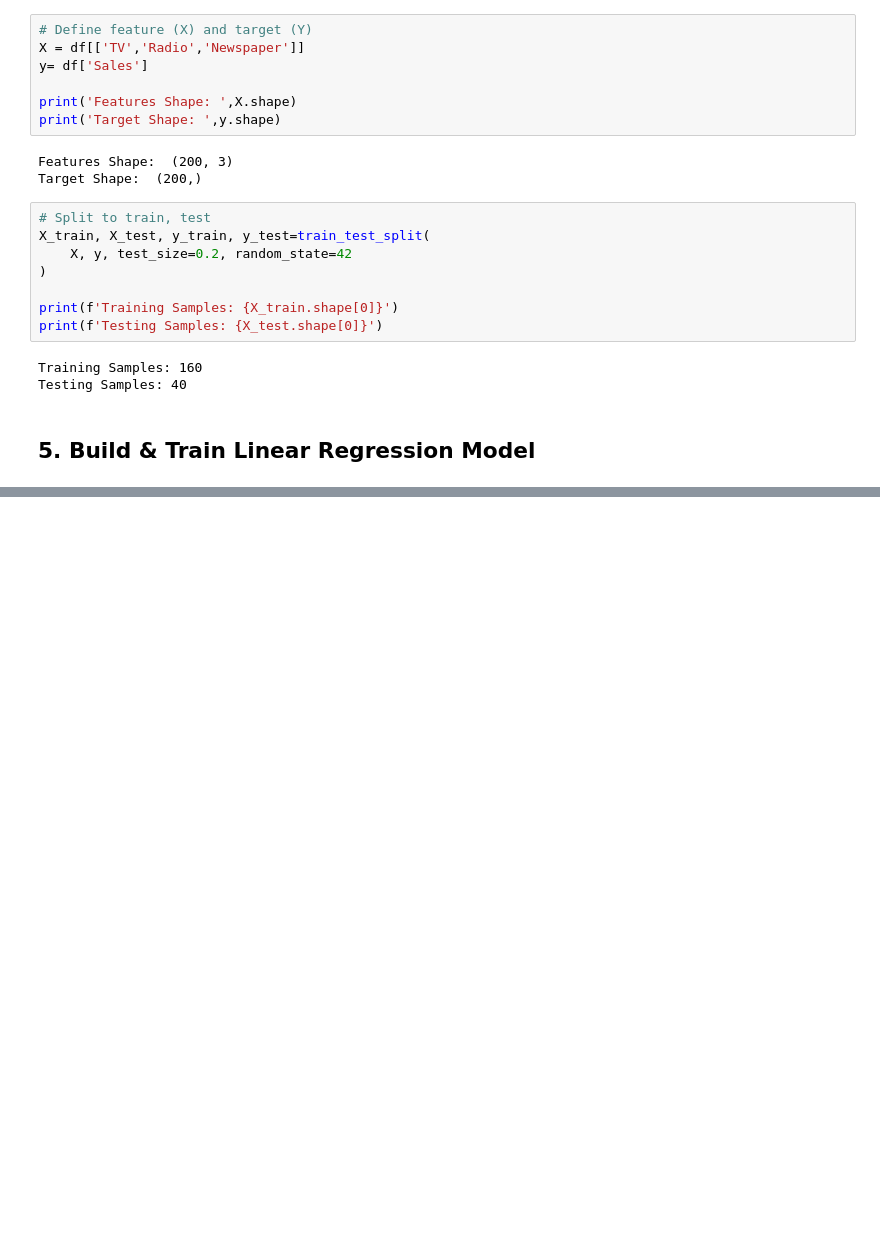
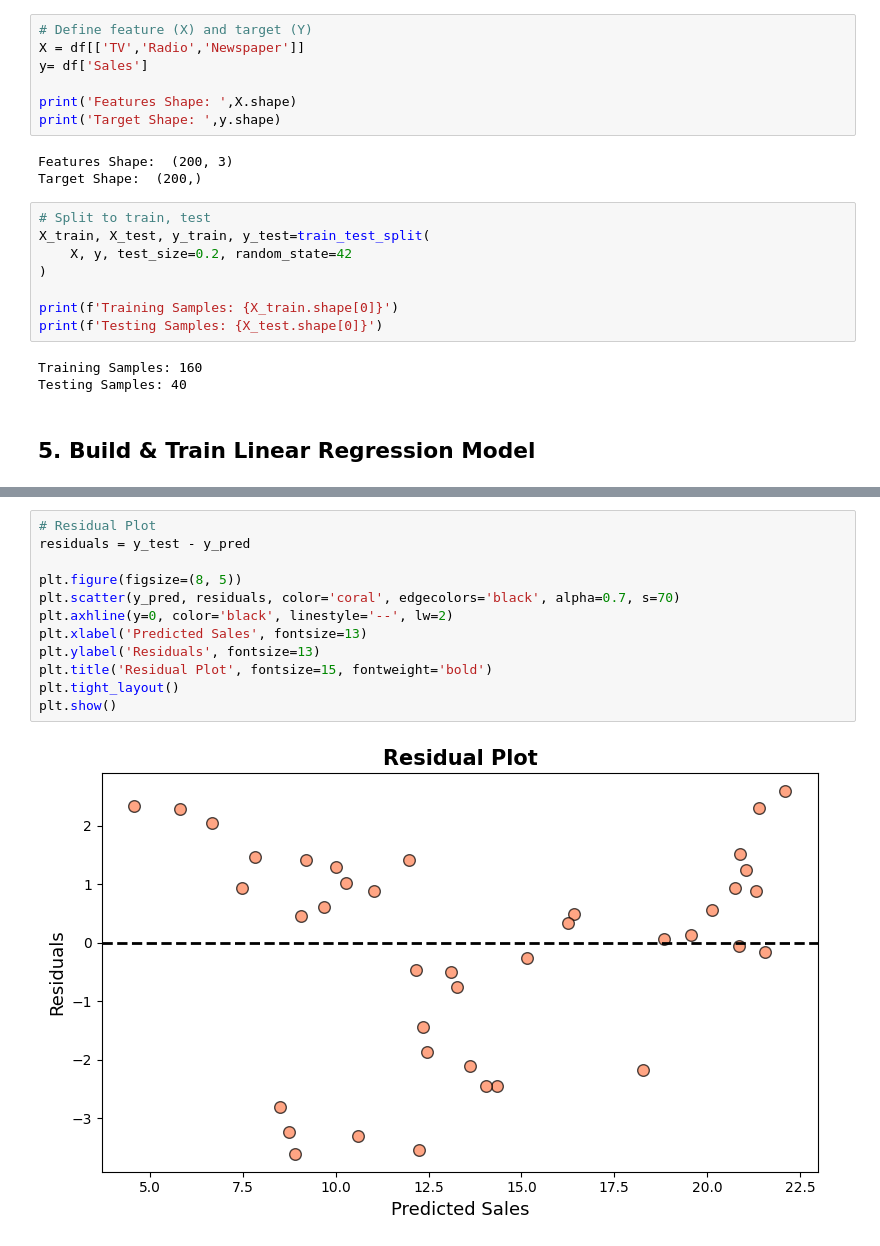
Before and after one commit to Dhyan-Shah/OIB_Data_Science_Internship, a Jupyter notebook: Task_5_Sales_Prediction/Sales_Prediction.ipynb, the cells around one changed output, grey strips where cells are left out. Saved outputs shown, nothing was run; the diff lists cells and outputs as text; blank space fills up the shorter version.

```diff
--- a/Task_5_Sales_Prediction/Sales_Prediction.ipynb
+++ b/Task_5_Sales_Prediction/Sales_Prediction.ipynb
@@ -140,0 +198,14 @@ Testing Samples: 40
+# %%
+# Residual Plot
+residuals = y_test - y_pred
+
+plt.figure(figsize=(8, 5))
+plt.scatter(y_pred, residuals, color='coral', edgecolors='black', alpha=0.7, s=70)
+plt.axhline(y=0, color='black', linestyle='--', lw=2)
+plt.xlabel('Predicted Sales', fontsize=13)
+plt.ylabel('Residuals', fontsize=13)
+plt.title('Residual Plot', fontsize=15, fontweight='bold')
+plt.tight_layout()
+plt.show()
+# %% [output]
+[figure, added]
```
Also changed, not shown: parts of 10 cells of this notebook, 1 other file.
